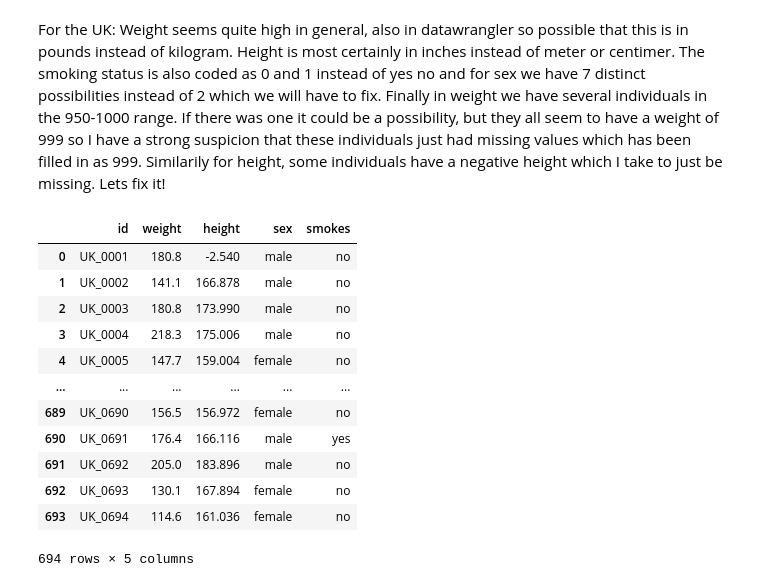
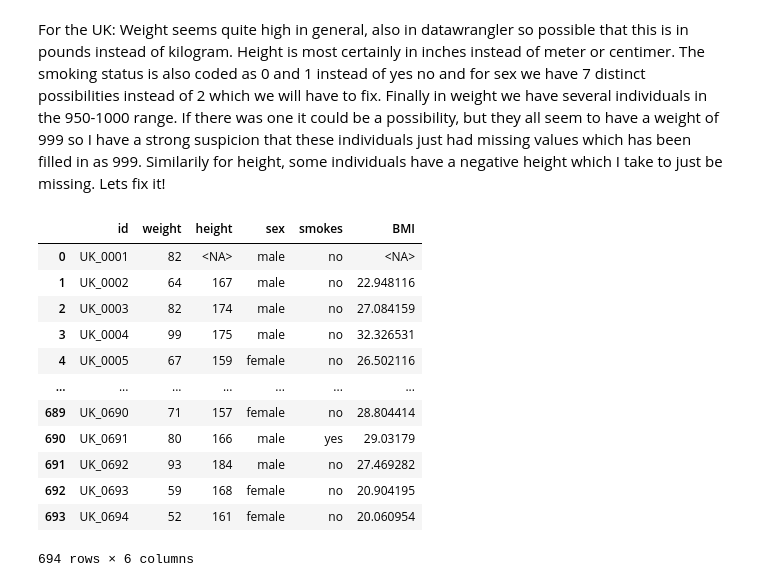
Before and after one commit to AladinAmeziane/EfDS_assignments, a Jupyter notebook: Assignment_C/out/Assignment_C_Report.ipynb, the cells around one changed output. Saved outputs shown, nothing was run; the diff lists cells and outputs as text; code cells hidden in the pictures.

```diff
--- a/Assignment_C/out/Assignment_C_Report.ipynb
+++ b/Assignment_C/out/Assignment_C_Report.ipynb
@@ -152,22 +149,6 @@ dfUK.loc[(dfUK.sex == "Woman"), "sex"] = "female"
 dfUK.loc[(dfUK.sex == "Male"), "sex"] = "male"
 dfUK.loc[(dfUK.sex == "MALE"), "sex"] = "male"
 dfUK.loc[(dfUK.sex == "Female"), "sex"] = "female"
-# %%
-dfUK
-# %% [output]
-|  | id | weight | height | sex | smokes |
-| 0 | UK_0001 | 180.8 | -2.540 | male | no |
-| 1 | UK_0002 | 141.1 | 166.878 | male | no |
-| 2 | UK_0003 | 180.8 | 173.990 | male | no |
-| 3 | UK_0004 | 218.3 | 175.006 | male | no |
-| 4 | UK_0005 | 147.7 | 159.004 | female | no |
-| ... | ... | ... | ... | ... | ... |
-| 689 | UK_0690 | 156.5 | 156.972 | female | no |
-| 690 | UK_0691 | 176.4 | 166.116 | male | yes |
-| 691 | UK_0692 | 205.0 | 183.896 | male | no |
-| 692 | UK_0693 | 130.1 | 167.894 | female | no |
-| 693 | UK_0694 | 114.6 | 161.036 | female | no |
-694 rows × 5 columns
 # %%
 dfUK["height"] = dfUK["height"]*2.54     # Inches to centimeters
 dfUK["weight"] = dfUK["weight"]*0.453592 # Pounds to kilogram
@@ -176 +161,18 @@ dfUK.loc[(dfUK.height <= 0), "height"] = pd.NA
+# %%
+dfUK["BMI"] = (dfUK.weight)/(dfUK.height/100)**2
+dfUK # Looks good!
+# %% [output]
+|  | id | weight | height | sex | smokes | BMI |
+| 0 | UK_0001 | 82 | <NA> | male | no | <NA> |
+| 1 | UK_0002 | 64 | 167 | male | no | 22.948116 |
+| 2 | UK_0003 | 82 | 174 | male | no | 27.084159 |
+| 3 | UK_0004 | 99 | 175 | male | no | 32.326531 |
+| 4 | UK_0005 | 67 | 159 | female | no | 26.502116 |
+| ... | ... | ... | ... | ... | ... | ... |
+| 689 | UK_0690 | 71 | 157 | female | no | 28.804414 |
+| 690 | UK_0691 | 80 | 166 | male | yes | 29.03179 |
+| 691 | UK_0692 | 93 | 184 | male | no | 27.469282 |
+| 692 | UK_0693 | 59 | 168 | female | no | 20.904195 |
+| 693 | UK_0694 | 52 | 161 | female | no | 20.060954 |
+694 rows × 6 columns
 # %%
```
Also changed, not shown: parts of 25 cells of this notebook.
